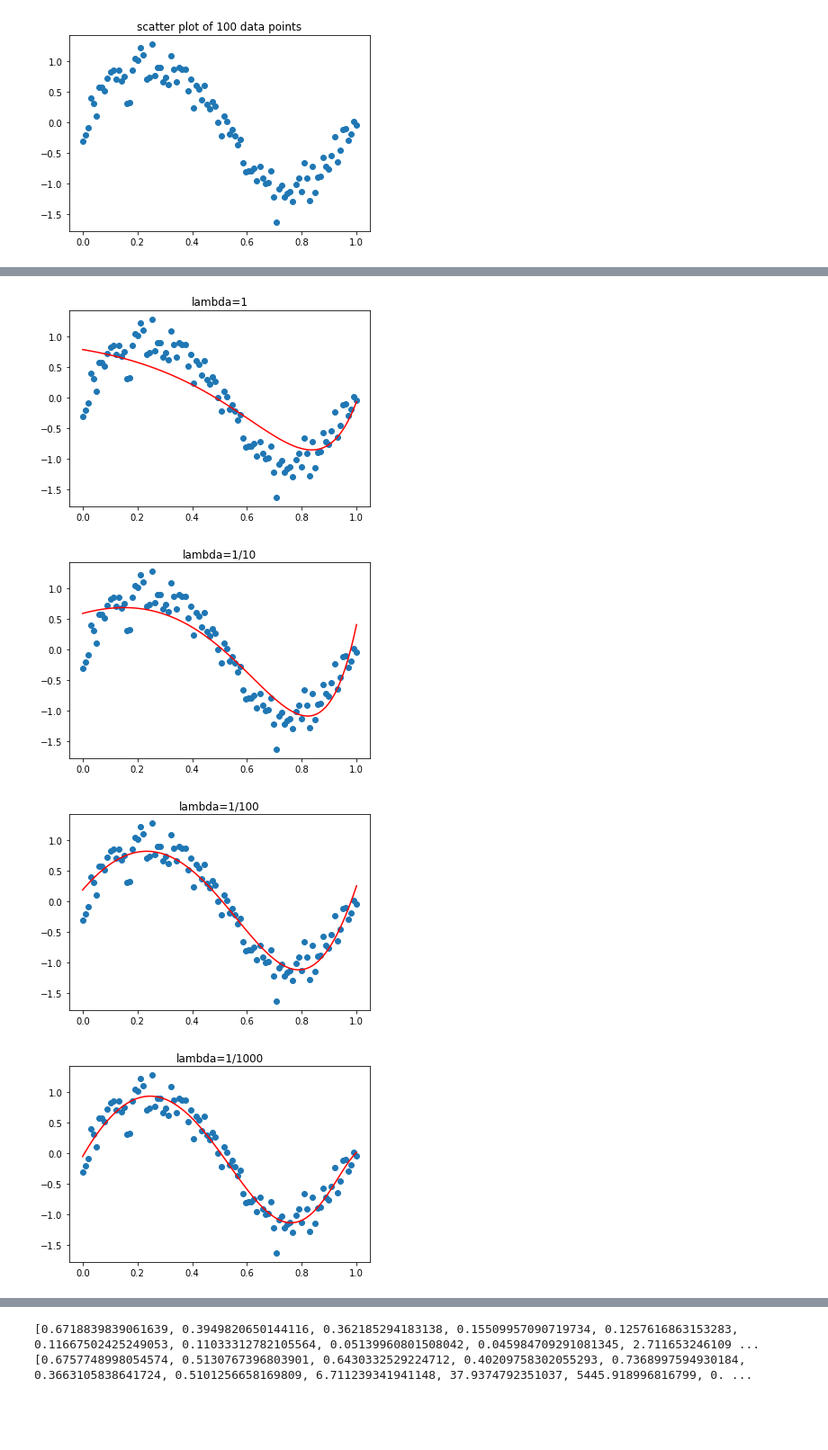
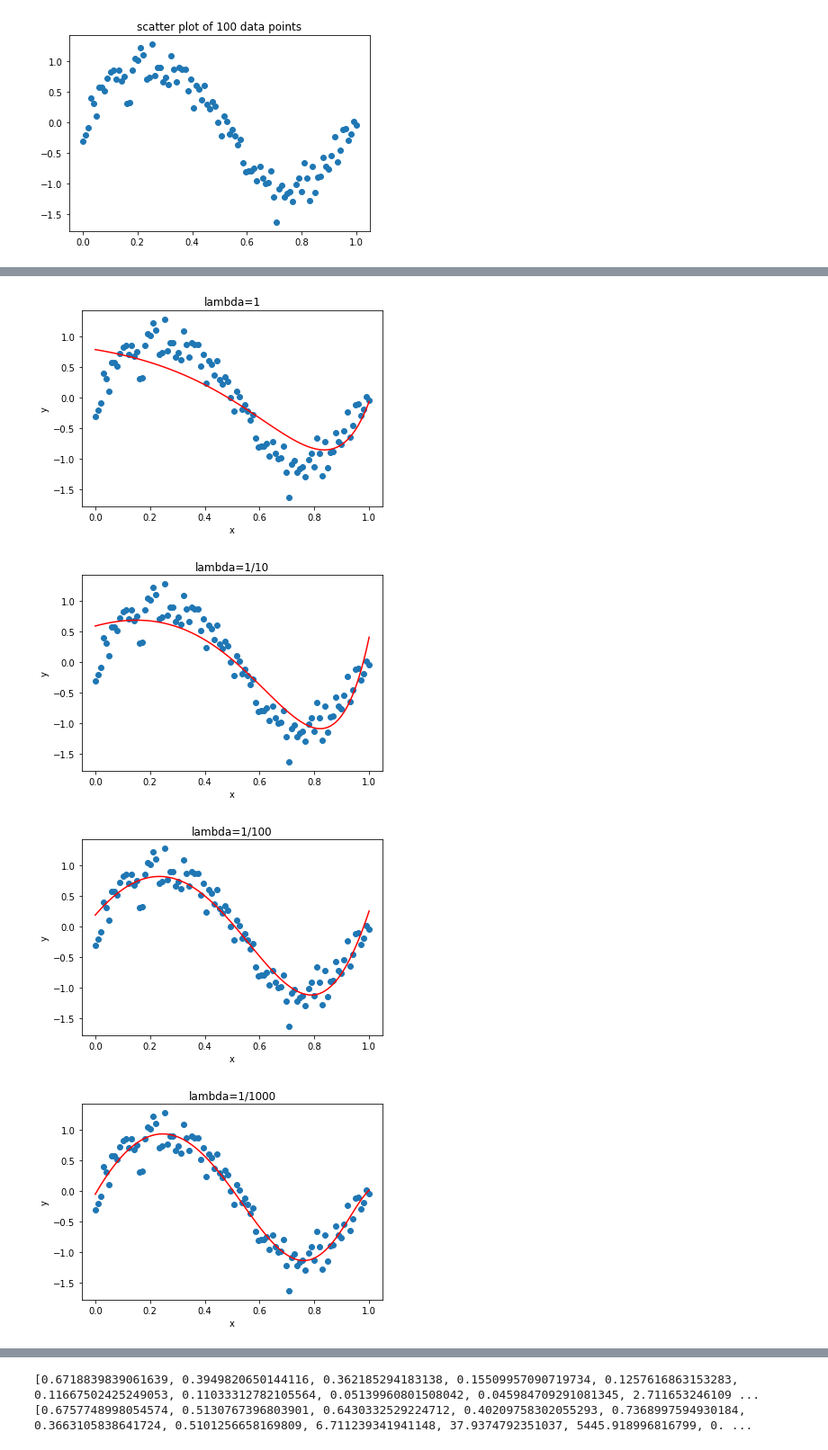
Before and after one commit to rohanmandrekar/overfitting-using-higher-order-linear-regression, a Jupyter notebook: overfitting.ipynb, the cells around one changed output, grey strips where cells are left out. Shown: that part at 90% size. Drawn from its saved outputs; the diff is of its cells as text; code cells hidden in the pictures; blank space fills up the shorter version.

```diff
--- a/overfitting.ipynb
+++ b/overfitting.ipynb
@@ -383,45 +416,59 @@ y2new1=l2ridge(x2,y2,1)
 plt.scatter(x2,y2)
 plt.plot(xnew,y2new1,c='r')
 plt.title('lambda=1')
+plt.xlabel('x')
+plt.ylabel('y')
 plt.show()
 
 y2new10=l2ridge(x2,y2,1/10)
 plt.scatter(x2,y2)
 plt.plot(xnew,y2new10,c='r')
 plt.title('lambda=1/10')
+plt.xlabel('x')
+plt.ylabel('y')
 plt.show()
 
 y2new100=l2ridge(x2,y2,1/100)
 plt.scatter(x2,y2)
 plt.plot(xnew,y2new100,c='r')
 plt.title('lambda=1/100')
+plt.xlabel('x')
+plt.ylabel('y')
 plt.show()
 
 y2new1000=l2ridge(x2,y2,1/1000)
 plt.scatter(x2,y2)
 plt.plot(xnew,y2new1000,c='r')
 plt.title('lambda=1/1000')
+plt.xlabel('x')
+plt.ylabel('y')
 plt.show()
 
 y2new10000=l2ridge(x2,y2,1/10000)
 plt.scatter(x2,y2)
 plt.plot(xnew,y2new10000,c='r')
 plt.title('lambda=1/10000')
+plt.xlabel('x')
+plt.ylabel('y')
 plt.show()
 
 y2new100000=l2ridge(x2,y2,1/100000)
 plt.scatter(x2,y2)
 plt.plot(xnew,y2new100000,c='r')
 plt.title('lambda=1/100000')
+plt.xlabel('x')
+plt.ylabel('y')
 plt.show()
 
 y2new1000000000=l2ridge(x2,y2,1/1000000000)
 plt.scatter(x2,y2)
 plt.plot(xnew,y2new1000000000,c='r')
 plt.title('lambda=1/1000000000')
+plt.xlabel('x')
+plt.ylabel('y')
 plt.show()
 # %% [output]
-[figure, old version]
+[figure, new version]
-[figure, old version]
+[figure, new version]
-[figure, old version]
+[figure, new version]
-[figure, old version]
+[figure, new version]
```
Also changed, not shown: parts of 14 cells of this notebook.
